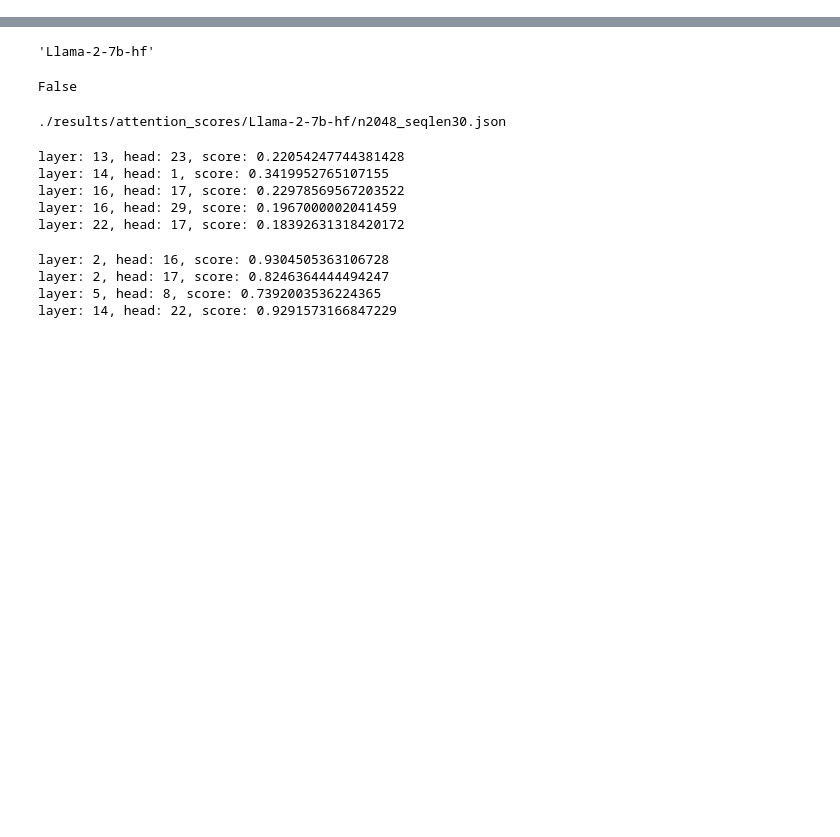
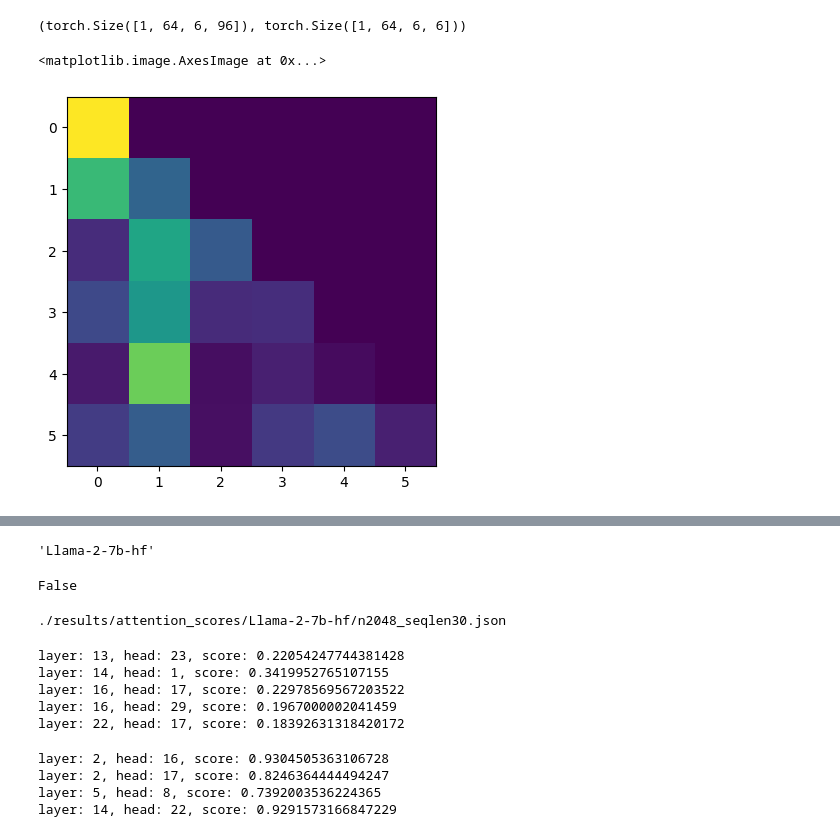
Before and after one commit to loftusa/attendome, a Jupyter notebook: MyConceptHead.ipynb, the cells around one changed output, grey strips where cells are left out. Drawn from its saved outputs; the diff is of its cells as text; code cells hidden in the pictures; blank space fills up the shorter version.

```diff
--- a/MyConceptHead.ipynb
+++ b/MyConceptHead.ipynb
@@ -157,0 +186,27 @@ else:
+# %%
+with model.trace("hello! what's up?"):
+    # value_states = model.transformer.h[27].attn.source.layer_past_update_0.output[1].save()
+    # attn_weights = model.transformer.h[27].attn.source.self__attn_0.output[1].save()
+    # value_states = model.model.layers[5].self_attn.source.attention_interface_0.source.repeat_kv_1.output.save()
+    value_states = model.gpt_neox.layers[5].attention.source.layer_past_update_0.output[1].save()
+    attn_weights = model.gpt_neox.layers[5].attention.source.attention_interface_0.output[1].save()
+# %%
+value_states.shape, attn_weights.shape
+# %% [output]
+(torch.Size([1, 64, 6, 96]), torch.Size([1, 64, 6, 6]))
+# %%
+# get l2 norm of each head value vector [bsz, n_heads, seq_len, n_dims] -> [bsz, n_heads, seq_len]
+value_norms = torch.linalg.vector_norm(value_states, dim=-1).detach().cpu()
+
+# attn_weights [bsz, n_heads, seq_len, seq_len]
+# attn_weights = attn_weights.softmax(dim=-1).detach().cpu()
+attn_weights = attn_weights.detach().cpu()
+
+# then multiply by softmax values and normalize
+effective = attn_weights * value_norms.unsqueeze(2).expand(attn_weights.shape)
+effective /= torch.sum(effective, dim=-1, keepdim=True)
+# %%
+plt.imshow(attn_weights[0,5])
+# %% [output]
+<matplotlib.image.AxesImage at 0x...>
+[figure, added]
```
Also changed, not shown: parts of 19 cells of this notebook, 8 other files.
